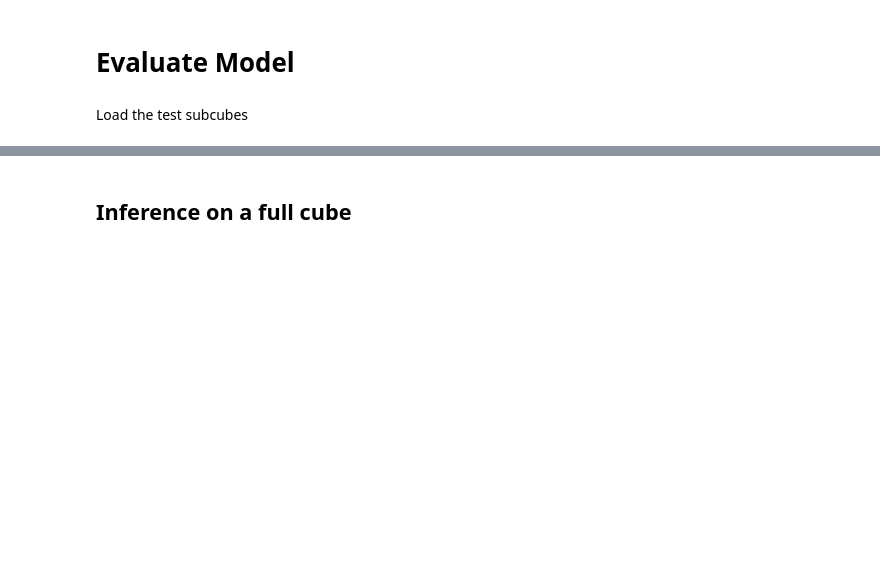
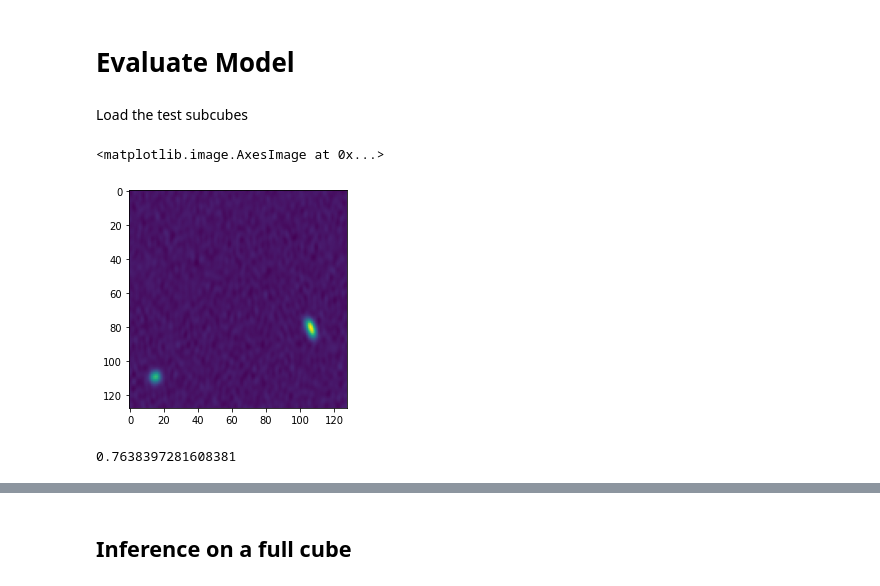
Before and after one commit to Jbarkai/HISourceFinder, a Jupyter notebook: notebooks/Inference.ipynb, the cells around one changed output, grey strips where cells are left out. Cells and saved outputs as stored; diff of their text form; code cells hidden in the pictures; blank space fills up the shorter version.

```diff
--- a/notebooks/Inference.ipynb
+++ b/notebooks/Inference.ipynb
@@ -151,5 +133,10 @@ def post_process(tensor):
 # %%
 orig_data = fits.getdata("../data/training/Input/loud_1245mosC.fits")
 realseg_data = fits.getdata("../data/training/Target/mask_1245mosC.fits")
 orig_subcube = orig_data[133:197, 800:800+128, 1500:1500+128]
 real_subcube = realseg_data[133:197, 800:800+128, 1500:1500+128]
+data_loader_tensor = torch.FloatTensor(np.moveaxis(orig_subcube, 0, 2).astype(np.float32)).unsqueeze(0)[None, ...]
+plt.imshow(orig_subcube[32])
+# %% [output]
+<matplotlib.image.AxesImage at 0x...>
+[figure, added]
@@ -164,11 +150,8 @@ with torch.no_grad():
 # %%
-object_labels = post_process(out_cube)
-# object_labels_mask = post_process(out_mask)
-y_true = np.moveaxis(realseg_data, 0, 2)
-mask_labels = skmeas.label(np.moveaxis(real_subcube.astype(bool), 0, 2))
-
-gt = (object_labels).flatten().tolist()
-pred = (y_true).flatten().tolist()
+gt = (real_subcube).flatten().tolist()
+pred = (clipped).flatten().tolist()
 f_score(intersection(gt, pred), all_AB(gt, pred))
+# %% [output]
+0.7638397281608381
 # %%
 fig, axes = plt.subplots(1, 4, figsize = (15, 5))
```
Also changed, not shown: parts of 33 cells of this notebook, 2 other files.
